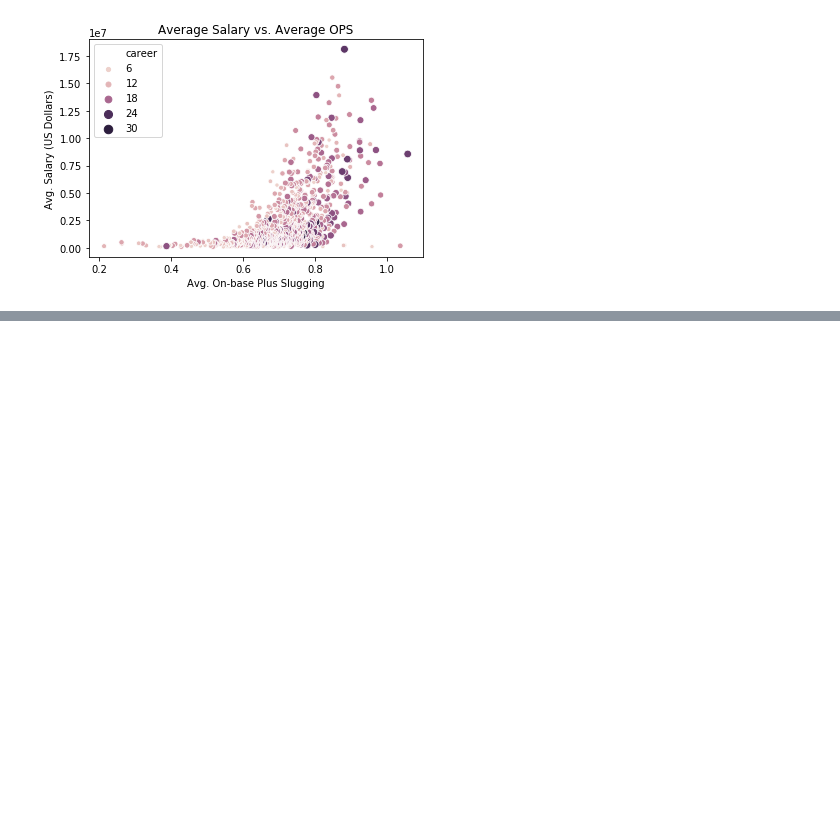
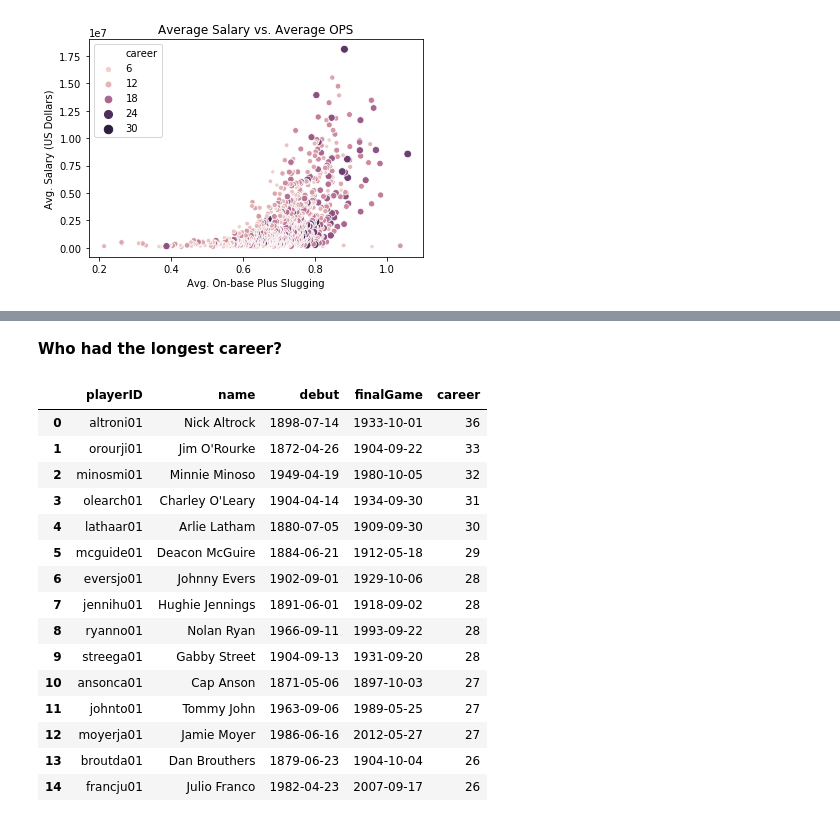
Before and after one commit to domitchler/sta141b-assignment-5, a Jupyter notebook: hw5.ipynb, the cells around one changed output, grey strips where cells are left out. Cells and saved outputs as stored; diff of their text form; code cells hidden in the pictures; blank space fills up the shorter version.

```diff
--- a/hw5.ipynb
+++ b/hw5.ipynb
@@ -455,0 +527,26 @@ ax
+# %% [markdown]
+__Who had the longest career?__
+# %%
+pd.read_sql("""
+    SELECT playerID, (nameFirst || ' ' || nameLast) AS name, debut, finalGame, (finalGame - debut) + 1 AS career
+    FROM people
+    ORDER BY career DESC
+    LIMIT 15
+""", db)
+# %% [output]
+|  | playerID | name | debut | finalGame | career |
+| 0 | altroni01 | Nick Altrock | 1898-07-14 | 1933-10-01 | 36 |
+| 1 | orourji01 | Jim O'Rourke | 1872-04-26 | 1904-09-22 | 33 |
+| 2 | minosmi01 | Minnie Minoso | 1949-04-19 | 1980-10-05 | 32 |
+| 3 | olearch01 | Charley O'Leary | 1904-04-14 | 1934-09-30 | 31 |
+| 4 | lathaar01 | Arlie Latham | 1880-07-05 | 1909-09-30 | 30 |
+| 5 | mcguide01 | Deacon McGuire | 1884-06-21 | 1912-05-18 | 29 |
+| 6 | eversjo01 | Johnny Evers | 1902-09-01 | 1929-10-06 | 28 |
+| 7 | jennihu01 | Hughie Jennings | 1891-06-01 | 1918-09-02 | 28 |
+| 8 | ryanno01 | Nolan Ryan | 1966-09-11 | 1993-09-22 | 28 |
+| 9 | streega01 | Gabby Street | 1904-09-13 | 1931-09-20 | 28 |
+| 10 | ansonca01 | Cap Anson | 1871-05-06 | 1897-10-03 | 27 |
+| 11 | johnto01 | Tommy John | 1963-09-06 | 1989-05-25 | 27 |
+| 12 | moyerja01 | Jamie Moyer | 1986-06-16 | 2012-05-27 | 27 |
+| 13 | broutda01 | Dan Brouthers | 1879-06-23 | 1904-10-04 | 26 |
+| 14 | francju01 | Julio Franco | 1982-04-23 | 2007-09-17 | 26 |
```
Also changed, not shown: parts of 18 cells of this notebook.
